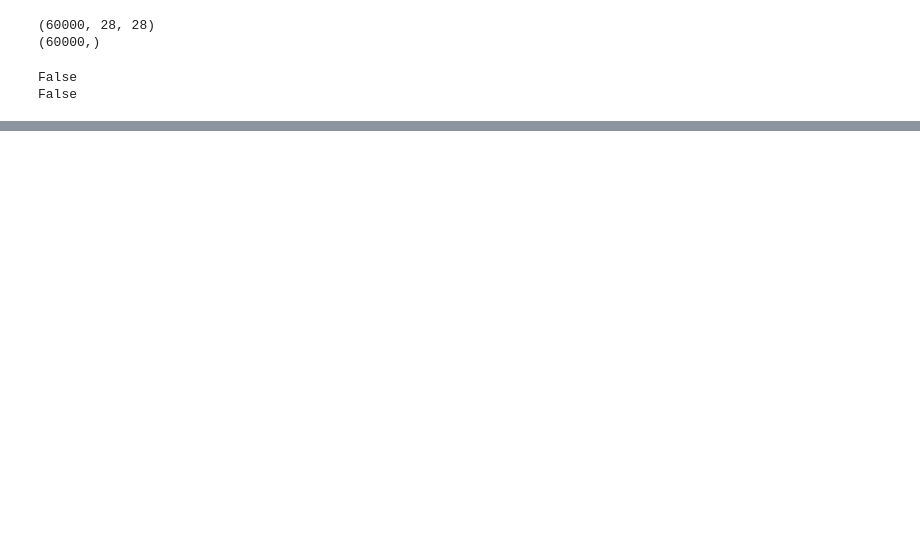
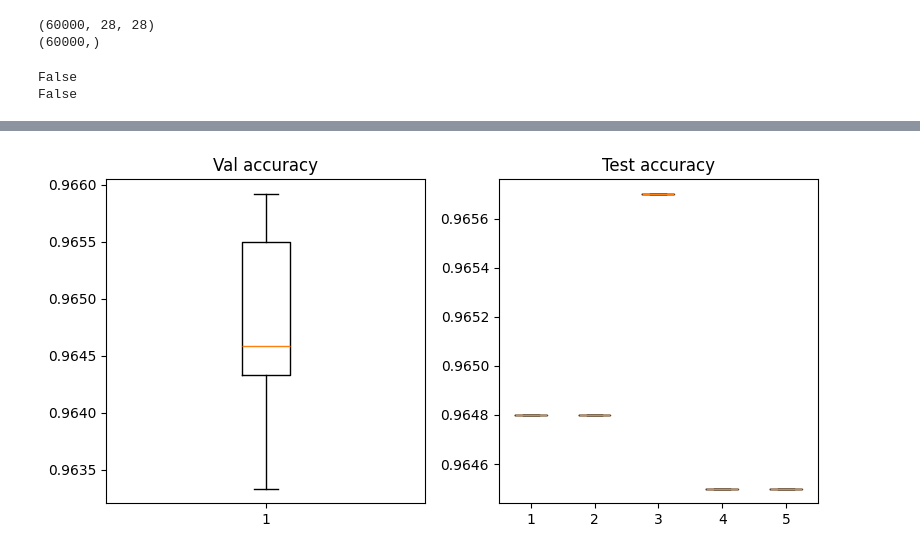
Before and after one commit to MOvalid/TIO, a Jupyter notebook: MNIST/MLP.ipynb, the cells around one changed output, grey strips where cells are left out. Cells and saved outputs as stored; diff of their text form; code cells hidden in the pictures; blank space fills up the shorter version.

```diff
--- a/MNIST/MLP.ipynb
+++ b/MNIST/MLP.ipynb
@@ -26,7 +26,7 @@ from numpy_mlp import NumpyMLP
 from keras_mlp import KerasMLP
 from base_model import EarlyStopping, KerasEarlyStopping
 
-MODE = 'keras'  # 'Keras' or 'Numpy'
+MODE = 'numpy'  # 'Keras' or 'Numpy'
 # %%
 (x_train, y_train), (x_test, y_test) = tf.keras.datasets.mnist.load_data()
 
@@ -373,0 +456,96 @@ Number of misclassified examples: 215
+# %%
+def repeat_train(best_row, repeats=5, batch_size=128, backend=MODE, epochs=None):
+    """Retrain a fresh model with the same hyperparameters `repeats` times
+    and collect basic metrics (train/val/test accuracy and runtime)."""
+    import time
+    records = []
+
+    for i in range(repeats):
+        print(f"Run {i+1}/{repeats}")
+        params = dict(
+            hidden_units=best_row['hidden_units'],
+            activation=best_row['activation'],
+            dropout_rate=best_row.get('dropout_rate', 0.0),
+            backend=backend,
+            loss=best_row.get('loss', 'categorical_crossentropy'),
+            optimizer=best_row.get('optimizer', 'adam'),
+            metrics=best_row.get('metrics', ['accuracy'])
+        )
+
+        model = create_mlp(**params)
+
+        n_epochs = epochs if epochs is not None else int(best_row.get('epochs', 10))
+        start = time.time()
+        trained_model, history = train_model(model, x_train, y_train, x_val, y_val,
+                                             optimizer=params['optimizer'],
+                                             loss=params['loss'],
+                                             epochs=n_epochs,
+                                             batch_size=batch_size,
+                                             callbacks=[])
+        duration = time.time() - start
+
+        if hasattr(history, 'history'):
+            h = history.history
+        else:
+            h = history
+
+        train_acc = None
+        val_acc = None
+        if isinstance(h, dict):
+            if 'accuracy' in h and len(h['accuracy'])>0:
+                train_acc = h['accuracy'][-1]
+            if 'val_accuracy' in h and len(h['val_accuracy'])>0:
+                val_acc = h['val_accuracy'][-1]
+
+        try:
+            res = trained_model.evaluate(x_test, y_test)
+            if isinstance(res, dict):
+                test_acc = res.get('accuracy') or res.get('acc') or list(res.values())[-1]
+            elif isinstance(res, (list, tuple)):
+                test_acc = res[-1]
+            else:
+                test_acc = None
+        except Exception:
+            test_acc = None
+
+        records.append({
+            'run': i+1,
+            'train_acc': train_acc,
+            'val_acc': val_acc,
+            'test_acc': test_acc,
+            'time_s': duration
+        })
+
+        print(f"  train_acc={train_acc}  val_acc={val_acc}  test_acc={test_acc}  time={duration:.1f}s")
+
+    df = pd.DataFrame(records)
+    display(df)
+    return df
+
+best_row = results_sorted.iloc[0]
+
+params_display = {
+    'hidden_units': best_row['hidden_units'],
+    'activation': best_row['activation'],
+    'dropout_rate': best_row.get('dropout_rate', 0.0),
+    'optimizer': best_row.get('optimizer', 'adam'),
+    'loss': best_row.get('loss', 'categorical_crossentropy'),
+    'epochs': int(best_row.get('epochs', 10)),
+}
+print('Hyperparameters for repeated runs:')
+for k, v in params_display.items():
+    print(f' - {k}: {v}')
+
+df_repeats = repeat_train(best_row, repeats=5, batch_size=128, epochs=params_display['epochs'])
+
+plt.figure(figsize=(8,4))
+plt.subplot(1,2,1)
+plt.boxplot(df_repeats['val_acc'].dropna().tolist())
+plt.title('Val accuracy')
+
+plt.subplot(1,2,2)
+plt.boxplot([ [v] for v in df_repeats['test_acc'].dropna().tolist() ])
+plt.title('Test accuracy')
+plt.tight_layout()
+plt.show()
+# %% [output]
@@ -373,0 +575 @@ Number of misclassified examples: 215
+[figure, added]
```
Also changed, not shown: parts of 9 cells of this notebook, 3 other files.
